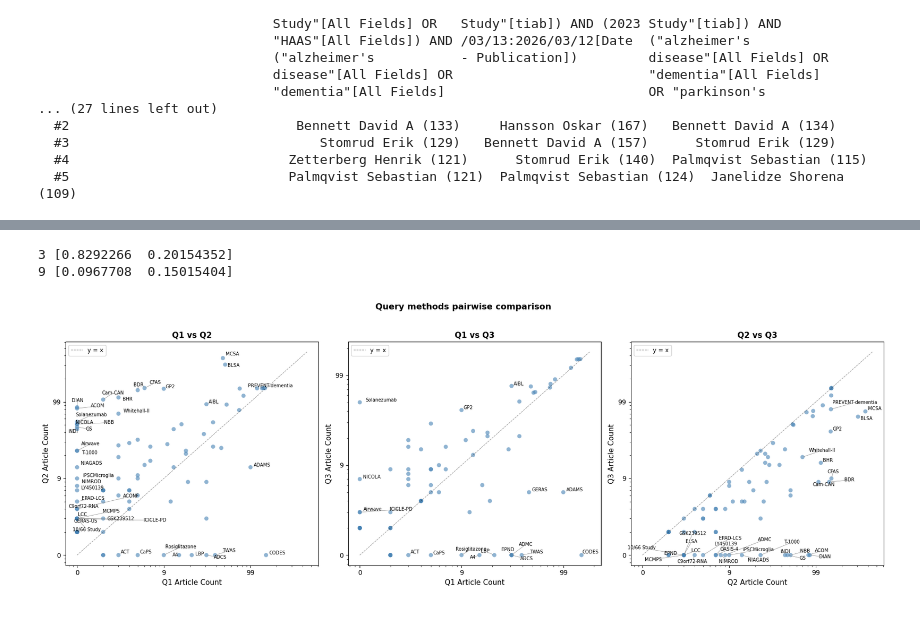
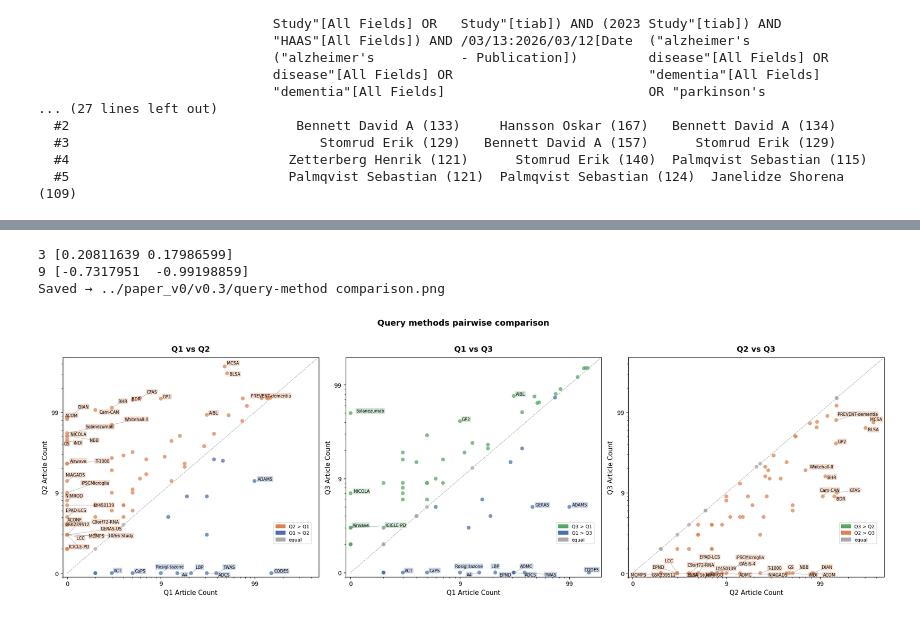
Before and after one commit to NIH-CARD/CARD_catalog_v0, a Jupyter notebook: scripts/Summary_stats_query_method.ipynb, the cells around one changed output, grey strips where cells are left out. Cells and saved outputs as stored; diff of their text form; code cells hidden in the pictures.

Commit message:
Paper v0 final: Pushing files used for paper v0 manuscript submission

```diff
--- a/scripts/Summary_stats_query_method.ipynb
+++ b/scripts/Summary_stats_query_method.ipynb
@@ -129,5 +185,6 @@ Query example                 ("Honolulu-Asia Aging   ("Honolulu-Asia Aging   ("
 # %%
 import matplotlib.ticker as ticker
+import matplotlib.patches as mpatches
 import numpy as np
 from adjustText import adjust_text
 
@@ -136,8 +193,10 @@ pairs = [
     ("Q1 Capped 150", "Q3 Capped 150"),
     ("Q2 Capped 150", "Q3 Capped 150"),
 ]
+short   = {"Q1 Capped 150": "Q1", "Q2 Capped 150": "Q2", "Q3 Capped 150": "Q3"}
+palette = {"Q1 Capped 150": "#4C72B0", "Q2 Capped 150": "#DD8452", "Q3 Capped 150": "#55A868"}
 
-fig, axes = plt.subplots(1, 3, figsize=(18, 6))
+fig, axes = plt.subplots(1, 3, figsize=(20, 6.5))
 
 for ax, (lbl_x, lbl_y) in zip(axes, pairs):
     x_counts = datasets[lbl_x]["Abbreviation"].value_counts()
@@ -146,45 +205,79 @@ for ax, (lbl_x, lbl_y) in zip(axes, pairs):
     all_abbrevs = sorted(set(x_counts.index) | set(y_counts.index))
     x = np.array([x_counts.get(a, 0) for a in all_abbrevs])
     y = np.array([y_counts.get(a, 0) for a in all_abbrevs])
 
     x_plot = x + 1
     y_plot = y + 1
 
-    ax.scatter(x_plot, y_plot, alpha=0.6, color="steelblue", edgecolors="none", s=40)
+    col_x   = palette[lbl_x]
+    col_y   = palette[lbl_y]
+    col_tie = "#aaaaaa"
 
-    lim = max(x_plot.max(), y_plot.max()) * 1.2
-    ax.plot([1, lim], [1, lim], "k--", linewidth=0.8, alpha=0.4, label="y = x")
+    colors = np.where(y > x, col_y, np.where(x > y, col_x, col_tie))
+    both_zero = (x == 0) & (y == 0)
+
+    ax.scatter(x_plot[both_zero],  y_plot[both_zero],
+               color="#dddddd", alpha=0.35, s=20, edgecolors="none", zorder=1)
+    ax.scatter(x_plot[~both_zero], y_plot[~both_zero],
+               c=colors[~both_zero], alpha=0.75, s=45,
+               edgecolors="white", linewidths=0.3, zorder=2)
+
+    lim = max(x_plot.max(), y_plot.max()) * 1.3
+    ax.plot([1, lim], [1, lim], "k--", linewidth=0.8, alpha=0.35, zorder=1)
 
     ax.set_xscale("log")
     ax.set_yscale("log")
+    ax.set_xlim(0.9, lim)
+    ax.set_ylim(0.9, lim)
 
-    def fmt(val, _, offset=1): return str(int(val - offset))
+    def fmt(val, _): return str(int(round(val - 1)))
     ax.xaxis.set_major_formatter(ticker.FuncFormatter(fmt))
     ax.yaxis.set_major_formatter(ticker.FuncFormatter(fmt))
 
-    short = {"Q1 Capped 150": "Q1", "Q2 Capped 150": "Q2", "Q3 Capped 150": "Q3"}
     ax.set_xlabel(f"{short[lbl_x]} Article Count", fontsize=11)
     ax.set_ylabel(f"{short[lbl_y]} Article Count", fontsize=11)
-    ax.set_title(f"{short[lbl_x]} vs {short[lbl_y]}", fontsize=12, fontweight="bold")
-    ax.legend(fontsize=9)
+    ax.set_title(f"{short[lbl_x]} vs {short[lbl_y]}", fontsize=13, fontweight="bold", pad=10)
+
+    patches = [
+        mpatches.Patch(color=col_y,   label=f"{short[lbl_y]} > {short[lbl_x]}"),
+        mpatches.Patch(color=col_x,   label=f"{short[lbl_x]} > {short[lbl_y]}"),
+        mpatches.Patch(color=col_tie, label="equal"),
+    ]
+    ax.legend(handles=patches, fontsize=8, loc="lower right",
+              bbox_to_anchor=(0.98, 0.14), framealpha=0.7)
 
     diff = np.abs(y - x)
     threshold = np.percentile(diff[diff > 0], 85) if (diff > 0).any() else 0
     texts = []
     for i, abbrev in enumerate(all_abbrevs):
         is_top_diverger = diff[i] >= threshold and (x[i] > 0 or y[i] > 0)
         is_one_zero = (y[i] == 0 and x[i] > 1) or (x[i] == 0 and y[i] > 1)
         if is_top_diverger or is_one_zero:
-            texts.append(ax.text(x_plot[i], y_plot[i], abbrev, fontsize=7))
+            texts.append(ax.text(x_plot[i], y_plot[i], abbrev,
+                                 fontsize=7, color="black",
+                                 bbox=dict(boxstyle="round,pad=0.15",
+                                           fc=colors[i], alpha=0.3, ec="none")))
 
-    adjust_text(texts, ax=ax,
-                arrowprops=dict(arrowstyle="-", color="gray", lw=0.5),
-                expand_points=(1.5, 1.5), force_text=(0.5, 0.5))
+    adjust_text(
+        texts, ax=ax,
+        arrowprops=dict(arrowstyle="-", color="gray", lw=0.4),
+        expand_points=(3.0, 3.0),
+        expand_text=(2.0, 2.0),
+        force_text=(2.0, 2.0),
+        force_points=(1.5, 1.5),
+        avoid_self=True,
+    )
 
-plt.suptitle("Query methods pairwise comparison", fontsize=13, fontweight="bold", y=1.02)
+plt.suptitle("Query methods pairwise comparison", fontsize=14, fontweight="bold", y=1.02)
 plt.tight_layout()
+
+out_path = "../paper_v0/v0.3/query-method comparison.png"
+fig.savefig(out_path, dpi=180, bbox_inches="tight")
+print(f"Saved → {out_path}")
+
 plt.show()
 # %% [output]
-3 [0.8292266  0.20154352]
-9 [0.0967708  0.15015404]
+3 [0.20811639 0.17986599]
+9 [-0.7317951  -0.99198859]
+Saved → ../paper_v0/v0.3/query-method comparison.png
-[figure, old version]
+[figure, new version]
```
Also changed, not shown: parts of 3 cells of this notebook, 5 other files.
